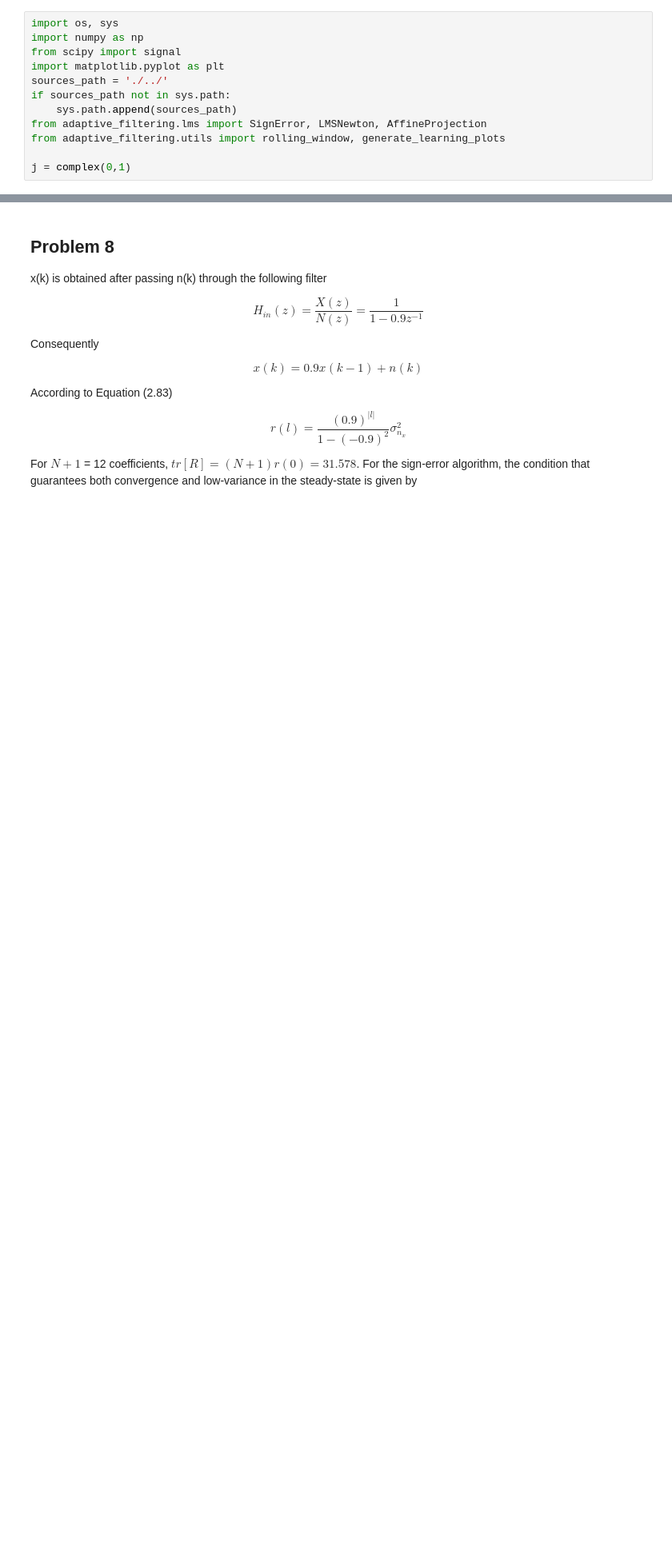
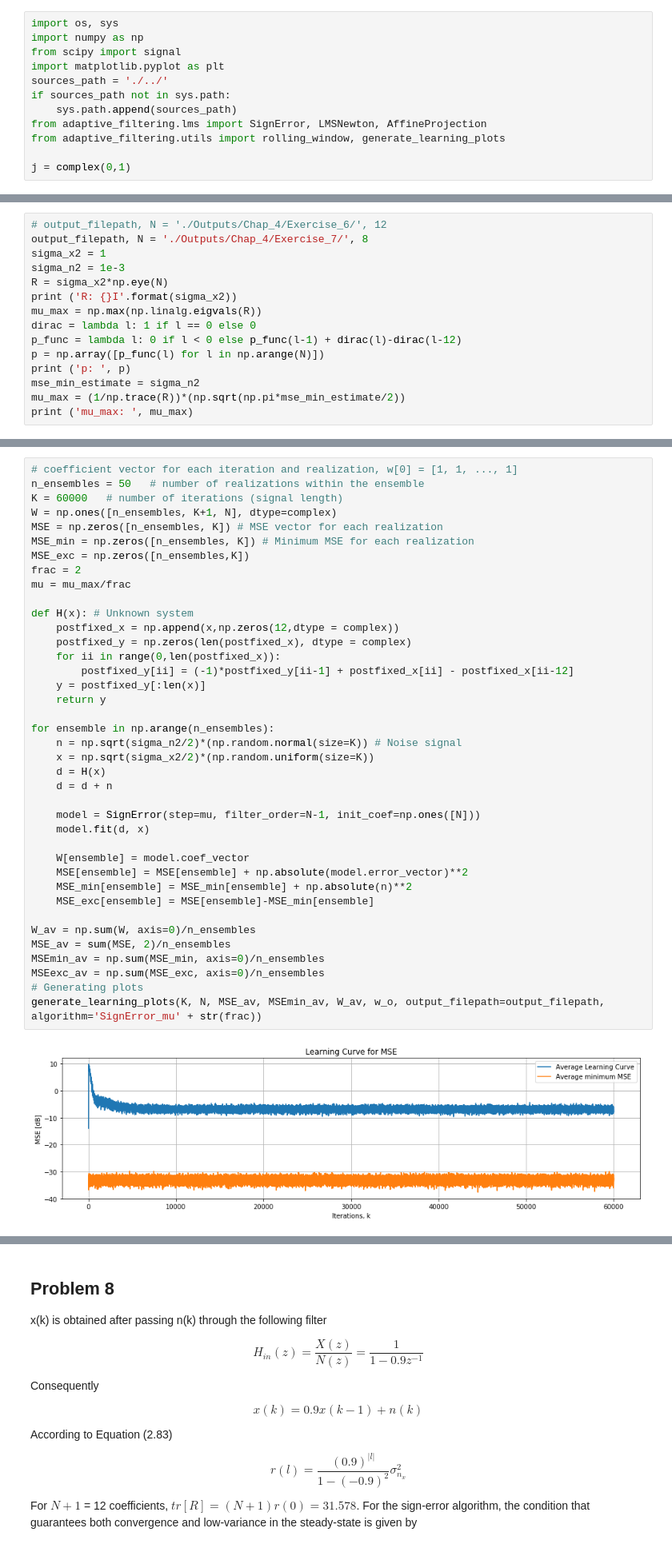
Before and after one commit to guedes-joaofelipe/adaptive-filtering, a Jupyter notebook: Notebooks/exercises_chap4.ipynb, the cells around one changed output, grey strips where cells are left out. Shown at 80% size. Drawn from its saved outputs; the diff is of its cells as text; blank space fills up the shorter version.

Commit message:
Updating README and including more exercises from chap4

```diff
--- a/Notebooks/exercises_chap4.ipynb
+++ b/Notebooks/exercises_chap4.ipynb
@@ -16,0 +19,15 @@ j = complex(0,1)
+# %%
+# output_filepath, N = './Outputs/Chap_4/Exercise_6/', 12
+output_filepath, N = './Outputs/Chap_4/Exercise_7/', 8
+sigma_x2 = 1
+sigma_n2 = 1e-3
+R = sigma_x2*np.eye(N)
+print ('R: {}I'.format(sigma_x2))
+mu_max = np.max(np.linalg.eigvals(R))
+dirac = lambda l: 1 if l == 0 else 0
+p_func = lambda l: 0 if l < 0 else p_func(l-1) + dirac(l)-dirac(l-12)
+p = np.array([p_func(l) for l in np.arange(N)])
+print ('p: ', p)
+mse_min_estimate = sigma_n2
+mu_max = (1/np.trace(R))*(np.sqrt(np.pi*mse_min_estimate/2))
+print ('mu_max: ', mu_max)
@@ -16,0 +40,41 @@ j = complex(0,1)
+# %%
+# coefficient vector for each iteration and realization, w[0] = [1, 1, ..., 1]
+n_ensembles = 50   # number of realizations within the ensemble
+K = 60000   # number of iterations (signal length)
+W = np.ones([n_ensembles, K+1, N], dtype=complex)
+MSE = np.zeros([n_ensembles, K]) # MSE vector for each realization
+MSE_min = np.zeros([n_ensembles, K]) # Minimum MSE for each realization
+MSE_exc = np.zeros([n_ensembles,K])
+frac = 2
+mu = mu_max/frac
+
+def H(x): # Unknown system
+    postfixed_x = np.append(x,np.zeros(12,dtype = complex))
+    postfixed_y = np.zeros(len(postfixed_x), dtype = complex)
+    for ii in range(0,len(postfixed_x)):
+        postfixed_y[ii] = (-1)*postfixed_y[ii-1] + postfixed_x[ii] - postfixed_x[ii-12]
+    y = postfixed_y[:len(x)]
+    return y
+
+for ensemble in np.arange(n_ensembles):
+    n = np.sqrt(sigma_n2/2)*(np.random.normal(size=K)) # Noise signal
+    x = np.sqrt(sigma_x2/2)*(np.random.uniform(size=K))
+    d = H(x)
+    d = d + n
+
+    model = SignError(step=mu, filter_order=N-1, init_coef=np.ones([N]))
+    model.fit(d, x)
+
+    W[ensemble] = model.coef_vector
+    MSE[ensemble] = MSE[ensemble] + np.absolute(model.error_vector)**2
+    MSE_min[ensemble] = MSE_min[ensemble] + np.absolute(n)**2
+    MSE_exc[ensemble] = MSE[ensemble]-MSE_min[ensemble]
+
+W_av = np.sum(W, axis=0)/n_ensembles
+MSE_av = sum(MSE, 2)/n_ensembles
+MSEmin_av = np.sum(MSE_min, axis=0)/n_ensembles
+MSEexc_av = np.sum(MSE_exc, axis=0)/n_ensembles
+# Generating plots
+generate_learning_plots(K, N, MSE_av, MSEmin_av, W_av, w_o, output_filepath=output_filepath, algorithm='SignError_mu' + str(frac))
+# %% [output]
+[figure, added]
```
Also changed, not shown: parts of 18 cells of this notebook, 30 other files.
